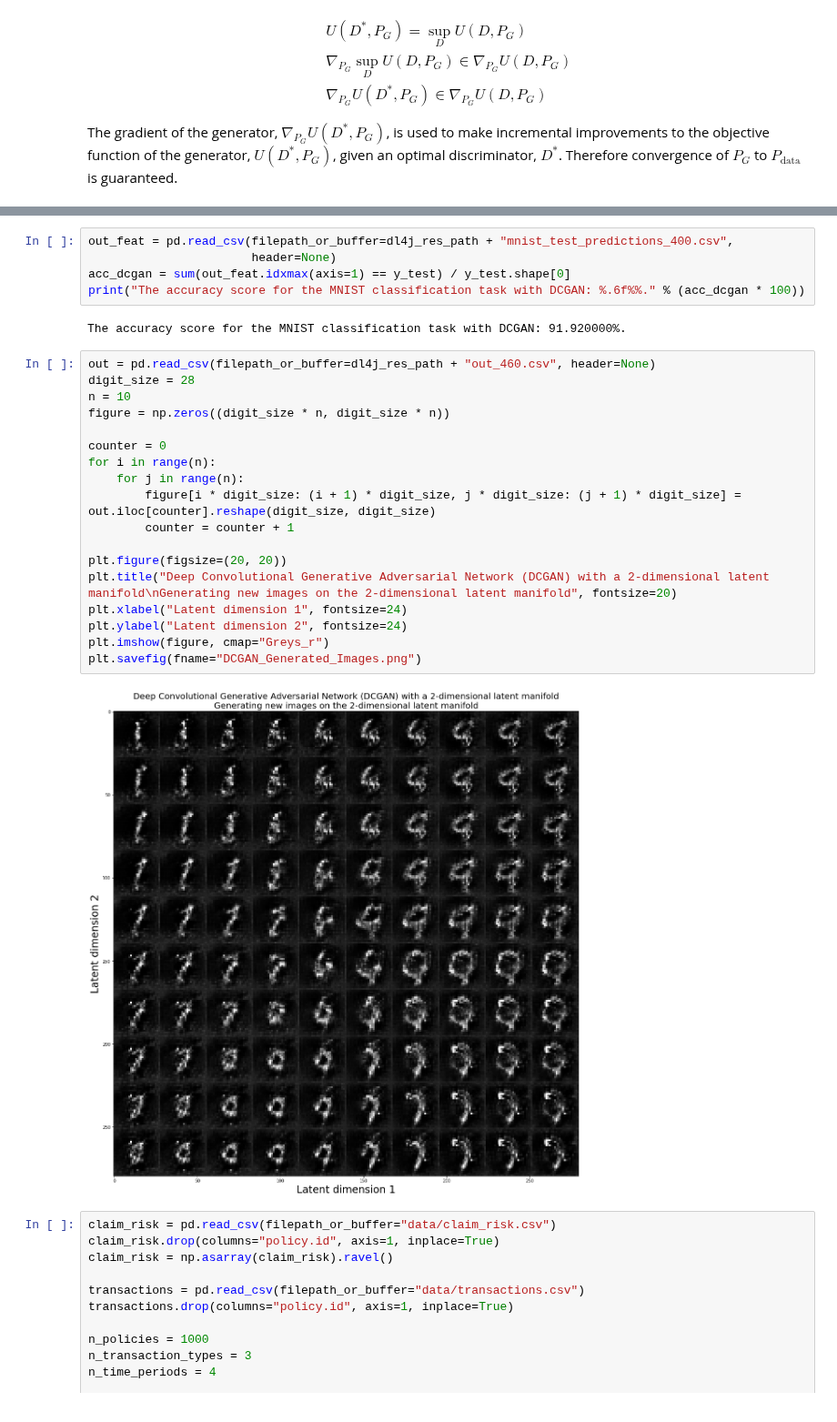
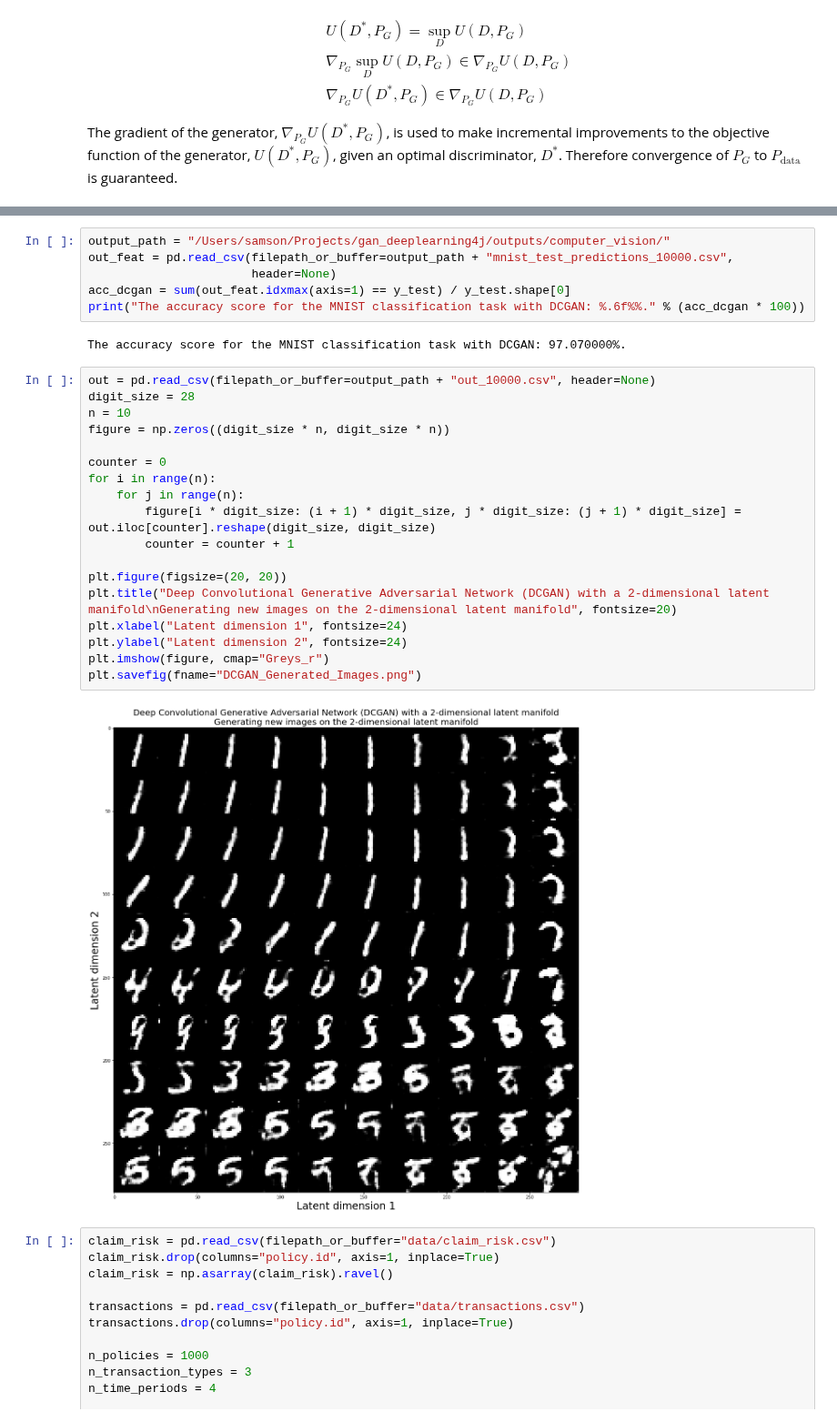
Before and after one commit to hamaadshah/gan_deeplearning4j, a Jupyter notebook: Python/gan.ipynb, the cells around one changed output, grey strips where cells are left out. Shown at 91% size. Drawn from its saved outputs; the diff is of its cells as text.

```diff
--- a/Python/gan.ipynb
+++ b/Python/gan.ipynb
@@ -356,32 +356,33 @@ Another way perhaps is to check if the features learnt by the discriminator are
 
 ![](Dens_Plots_Actual_Generated_Lattices.png)
 # %%
-out_feat = pd.read_csv(filepath_or_buffer=dl4j_res_path + "mnist_test_predictions_400.csv",
+output_path = "/Users/samson/Projects/gan_deeplearning4j/outputs/computer_vision/"
+out_feat = pd.read_csv(filepath_or_buffer=output_path + "mnist_test_predictions_10000.csv",
                        header=None)
 acc_dcgan = sum(out_feat.idxmax(axis=1) == y_test) / y_test.shape[0]
 print("The accuracy score for the MNIST classification task with DCGAN: %.6f%%." % (acc_dcgan * 100))
 # %% [output]
-The accuracy score for the MNIST classification task with DCGAN: 91.920000%.
+The accuracy score for the MNIST classification task with DCGAN: 97.070000%.
 # %%
-out = pd.read_csv(filepath_or_buffer=dl4j_res_path + "out_460.csv", header=None)
+out = pd.read_csv(filepath_or_buffer=output_path + "out_10000.csv", header=None)
 digit_size = 28
 n = 10
 figure = np.zeros((digit_size * n, digit_size * n))
 
 counter = 0
 for i in range(n):
     for j in range(n):
         figure[i * digit_size: (i + 1) * digit_size, j * digit_size: (j + 1) * digit_size] = out.iloc[counter].reshape(digit_size, digit_size)
         counter = counter + 1
 
 plt.figure(figsize=(20, 20))
 plt.title("Deep Convolutional Generative Adversarial Network (DCGAN) with a 2-dimensional latent manifold\nGenerating new images on the 2-dimensional latent manifold", fontsize=20)
 plt.xlabel("Latent dimension 1", fontsize=24)
 plt.ylabel("Latent dimension 2", fontsize=24)
 plt.imshow(figure, cmap="Greys_r")
 plt.savefig(fname="DCGAN_Generated_Images.png")
 # %% [output]
-[figure, old version]
+[figure, new version]
 # %%
 claim_risk = pd.read_csv(filepath_or_buffer="data/claim_risk.csv")
 claim_risk.drop(columns="policy.id", axis=1, inplace=True)
```
Also changed, not shown: parts of 4 cells of this notebook, 7 other files.
